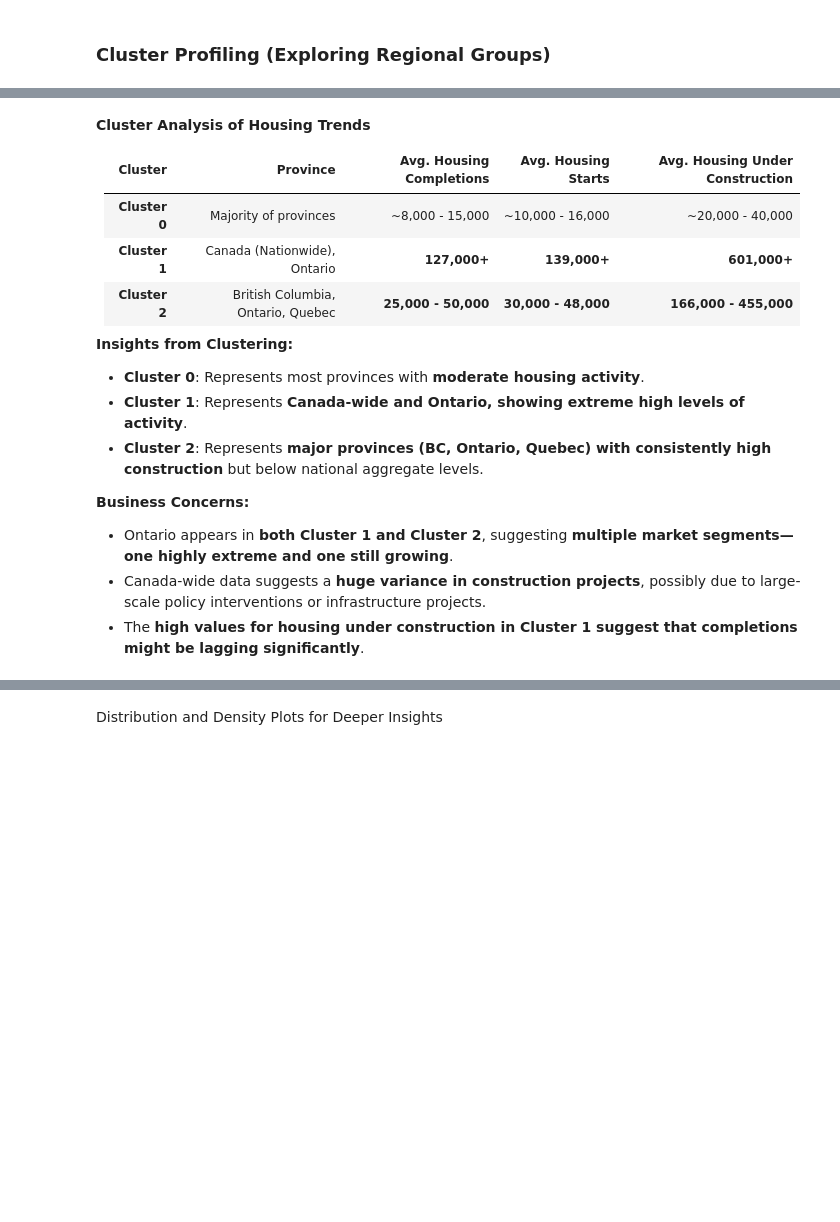
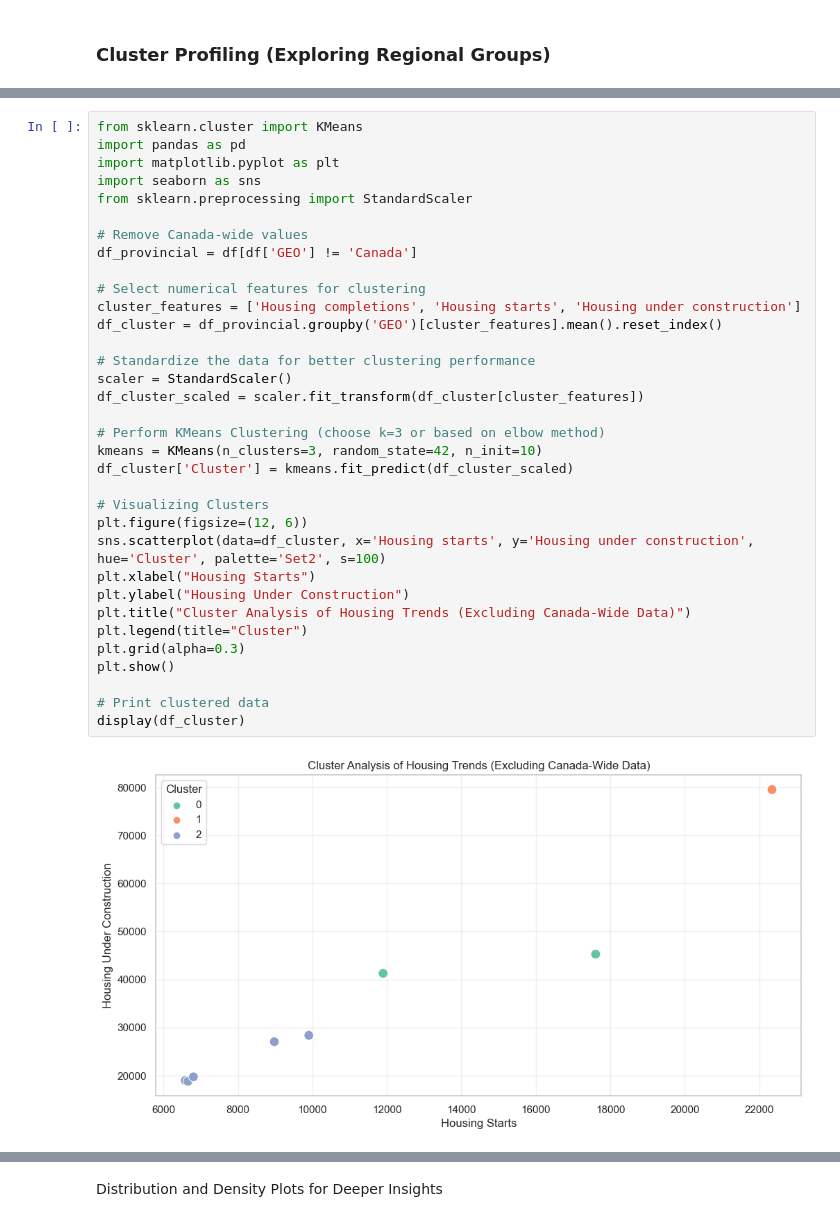
Before and after one commit to noob-noob1/IRCC_Project, a Jupyter notebook: machine learning/EDA.ipynb, the cells around one changed output, grey strips where cells are left out. Saved outputs shown, nothing was run; the diff lists cells and outputs as text; blank space fills up the shorter version.

```diff
--- a/machine learning/EDA.ipynb
+++ b/machine learning/EDA.ipynb
@@ -261,18 +233,36 @@ print(cluster_summary)
-# %% [markdown]
-**Cluster Analysis of Housing Trends**
-
-| Cluster | Province | Avg. Housing Completions | Avg. Housing Starts | Avg. Housing Under Construction |
-|---------|-------------|----------------------|-----------------|-----------------|
-| **Cluster 0** | Majority of provinces | ~8,000 - 15,000 | ~10,000 - 16,000 | ~20,000 - 40,000 |
-| **Cluster 1** | Canada (Nationwide), Ontario | **127,000+** | **139,000+** | **601,000+** |
-| **Cluster 2** | British Columbia, Ontario, Quebec | **25,000 - 50,000** | **30,000 - 48,000** | **166,000 - 455,000** |
-
-**Insights from Clustering:**
-- **Cluster 0**: Represents most provinces with **moderate housing activity**.
-- **Cluster 1**: Represents **Canada-wide and Ontario, showing extreme high levels of activity**.
-- **Cluster 2**: Represents **major provinces (BC, Ontario, Quebec) with consistently high construction** but below national aggregate levels.
-
- **Business Concerns:**
-- Ontario appears in **both Cluster 1 and Cluster 2**, suggesting **multiple market segments—one highly extreme and one still growing**.
-- Canada-wide data suggests a **huge variance in construction projects**, possibly due to large-scale policy interventions or infrastructure projects.
-- The **high values for housing under construction in Cluster 1 suggest that completions might be lagging significantly**.
+# %%
+from sklearn.cluster import KMeans
+import pandas as pd
+import matplotlib.pyplot as plt
+import seaborn as sns
+from sklearn.preprocessing import StandardScaler
+
+# Remove Canada-wide values
+df_provincial = df[df['GEO'] != 'Canada']
+
+# Select numerical features for clustering
+cluster_features = ['Housing completions', 'Housing starts', 'Housing under construction']
+df_cluster = df_provincial.groupby('GEO')[cluster_features].mean().reset_index()
+
+# Standardize the data for better clustering performance
+scaler = StandardScaler()
+df_cluster_scaled = scaler.fit_transform(df_cluster[cluster_features])
+
+# Perform KMeans Clustering (choose k=3 or based on elbow method)
+kmeans = KMeans(n_clusters=3, random_state=42, n_init=10)
+df_cluster['Cluster'] = kmeans.fit_predict(df_cluster_scaled)
+
+# Visualizing Clusters
+plt.figure(figsize=(12, 6))
+sns.scatterplot(data=df_cluster, x='Housing starts', y='Housing under construction', hue='Cluster', palette='Set2', s=100)
+plt.xlabel("Housing Starts")
+plt.ylabel("Housing Under Construction")
+plt.title("Cluster Analysis of Housing Trends (Excluding Canada-Wide Data)")
+plt.legend(title="Cluster")
+plt.grid(alpha=0.3)
+plt.show()
+
+# Print clustered data
+display(df_cluster)
+# %% [output]
+[figure, added]
```
Also changed, not shown: parts of 10 cells of this notebook.
